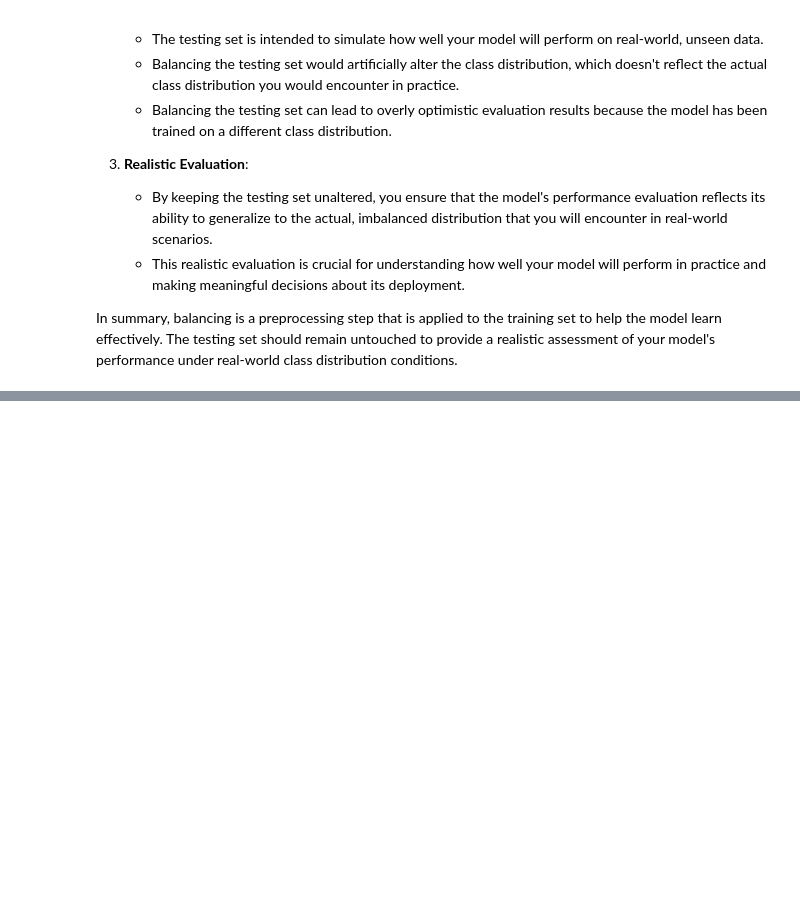
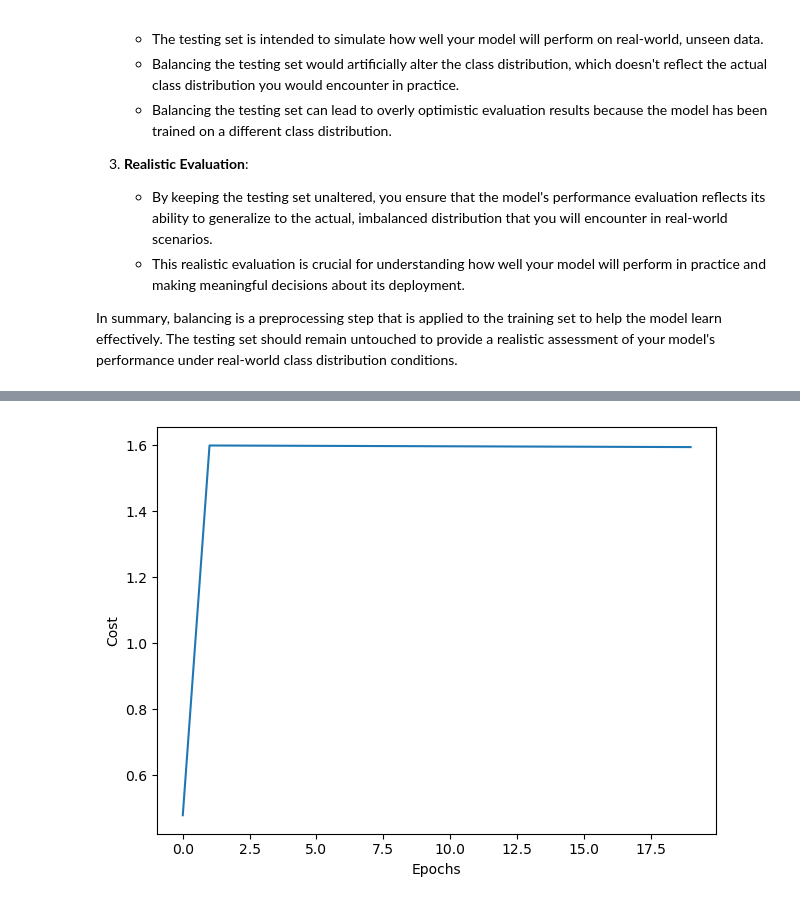
Before and after one commit to wyattsaltzman/ML-F23-Lab4, a Jupyter notebook: lab4.ipynb, the cells around one changed output, grey strips where cells are left out. Cells and saved outputs as stored; diff of their text form; code cells hidden in the pictures; blank space fills up the shorter version.

Commit message:
Initial two layer perceptron

```diff
--- a/lab4.ipynb
+++ b/lab4.ipynb
@@ -153,7 +146,7 @@ Very High: 1.18%
 # split the dataset into training and testing sets
 from sklearn.model_selection import train_test_split
 
-X = df_processed.drop('ChildPoverty', axis=1)
+X = df_processed.drop('ChildPoverty', axis=1).values
 y = df_processed['ChildPoverty']
 
 X_train, X_test, y_train, y_test = train_test_split(X, y, test_size=0.2)
@@ -206,0 +375,20 @@ In summary, balancing is a preprocessing step that is applied to the training se
+# %%
+# Create parameter dictionary
+params = dict(n_hidden=50,
+              C=0.1, # tradeoff L2 regularizer
+              epochs=400, # iterations
+              eta=0.001,  # learning rate
+              random_state=1)
+# %%
+%%time
+from sklearn.metrics import accuracy_score
+import warnings
+warnings.simplefilter('ignore', FutureWarning)
+
+
+nn = TwoLayerPerceptronVectorized(**params)
+# TODO: if just using X_train and y_train, we get ~65% accuracy
+# Why does using smote x train and t train tank us down to 7%?
+nn.fit(X_train_smote, y_train_smote, print_progress=5)
+yhat = nn.predict(X_test)
+print('Accuracy:',accuracy_score(y_test,yhat))
@@ -206,0 +400,10 @@ In summary, balancing is a preprocessing step that is applied to the training se
+# %%
+# TODO: This isn't at all how we need this graph to look like.
+# Why does the cost only increase?
+plt.plot(range(len(nn.cost_)), nn.cost_)
+plt.ylabel('Cost')
+plt.xlabel('Epochs')
+plt.tight_layout()
+plt.show()
+# %% [output]
+[figure, added]
```
Also changed, not shown: parts of 9 cells of this notebook.
